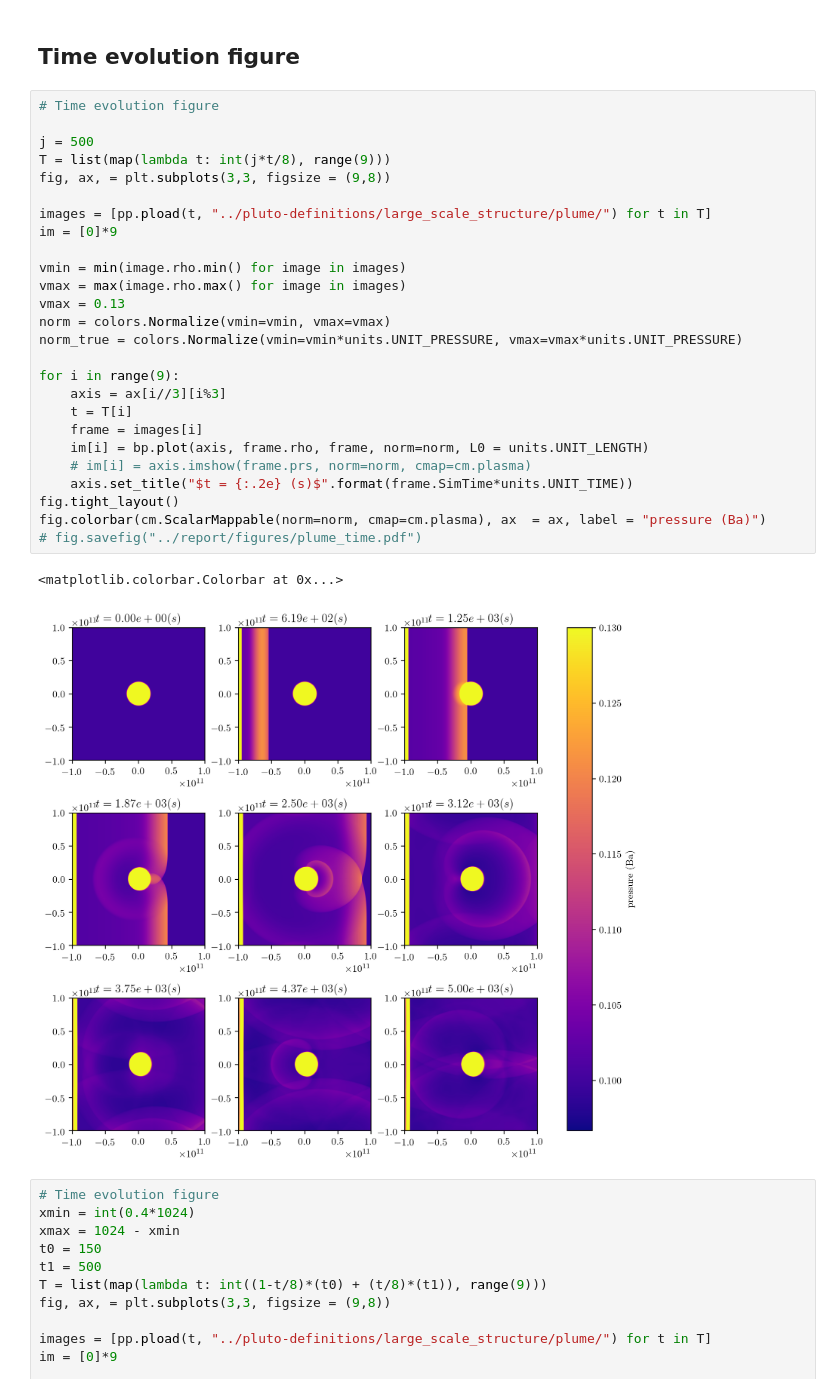
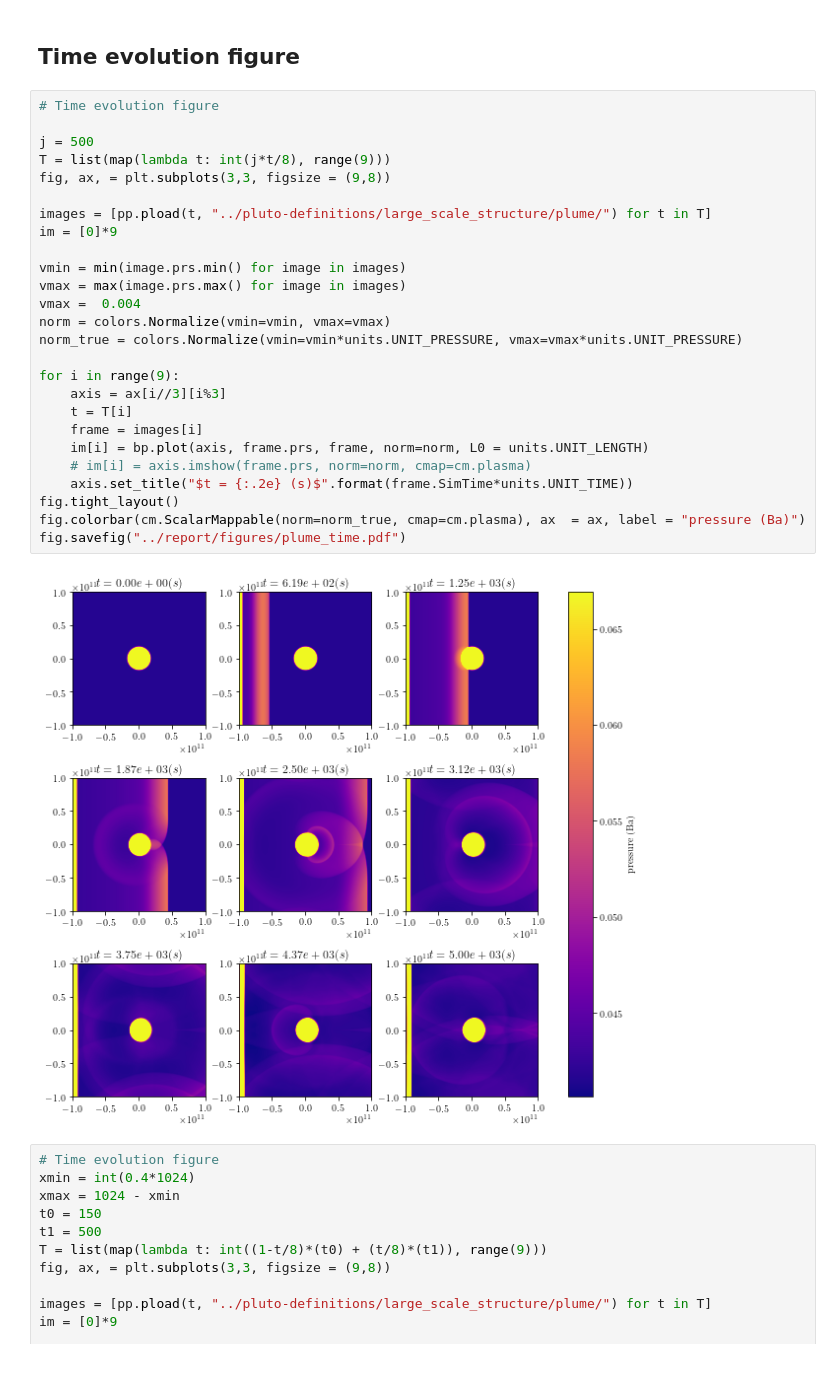
Before and after one commit to MichaelMaex/eindproject-2, a Jupyter notebook: notebooks/large_scale_structure.ipynb, the cells around one changed output. Saved outputs shown, nothing was run; the diff lists cells and outputs as text.

```diff
--- a/notebooks/large_scale_structure.ipynb
+++ b/notebooks/large_scale_structure.ipynb
@@ -58,32 +58,31 @@ fig.savefig("../report/figures/hole_time.pdf")
 # %%
 # Time evolution figure
 
 j = 500
 T = list(map(lambda t: int(j*t/8), range(9)))
 fig, ax, = plt.subplots(3,3, figsize = (9,8))
 
 images = [pp.pload(t, "../pluto-definitions/large_scale_structure/plume/") for t in T]
 im = [0]*9
 
-vmin = min(image.rho.min() for image in images)
-vmax = max(image.rho.max() for image in images)
-vmax = 0.13
+vmin = min(image.prs.min() for image in images)
+vmax = max(image.prs.max() for image in images)
+vmax =  0.004
 norm = colors.Normalize(vmin=vmin, vmax=vmax)
 norm_true = colors.Normalize(vmin=vmin*units.UNIT_PRESSURE, vmax=vmax*units.UNIT_PRESSURE)
 
 for i in range(9):
     axis = ax[i//3][i%3]
     t = T[i]
     frame = images[i]
-    im[i] = bp.plot(axis, frame.rho, frame, norm=norm, L0 = units.UNIT_LENGTH)
+    im[i] = bp.plot(axis, frame.prs, frame, norm=norm, L0 = units.UNIT_LENGTH)
     # im[i] = axis.imshow(frame.prs, norm=norm, cmap=cm.plasma)
     axis.set_title("$t = {:.2e} (s)$".format(frame.SimTime*units.UNIT_TIME))
 fig.tight_layout()
-fig.colorbar(cm.ScalarMappable(norm=norm, cmap=cm.plasma), ax  = ax, label = "pressure (Ba)")
-# fig.savefig("../report/figures/plume_time.pdf")
+fig.colorbar(cm.ScalarMappable(norm=norm_true, cmap=cm.plasma), ax  = ax, label = "pressure (Ba)")
+fig.savefig("../report/figures/plume_time.pdf")
 # %% [output]
-<matplotlib.colorbar.Colorbar at 0x...>
-[figure, old version]
+[figure, new version]
 # %%
 # Time evolution figure
 xmin = int(0.4*1024)
```
Also changed, not shown: 2 other files.
